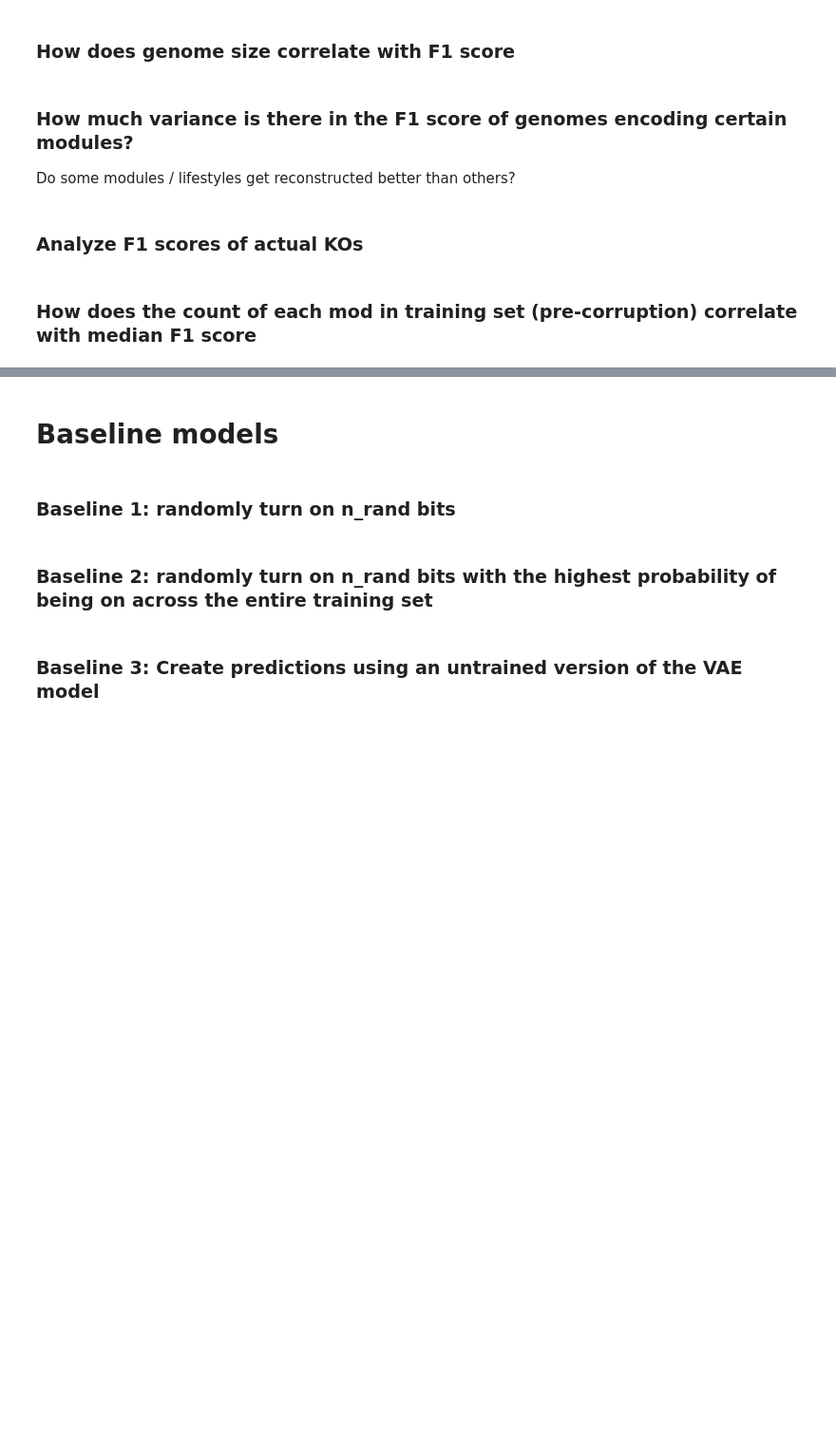
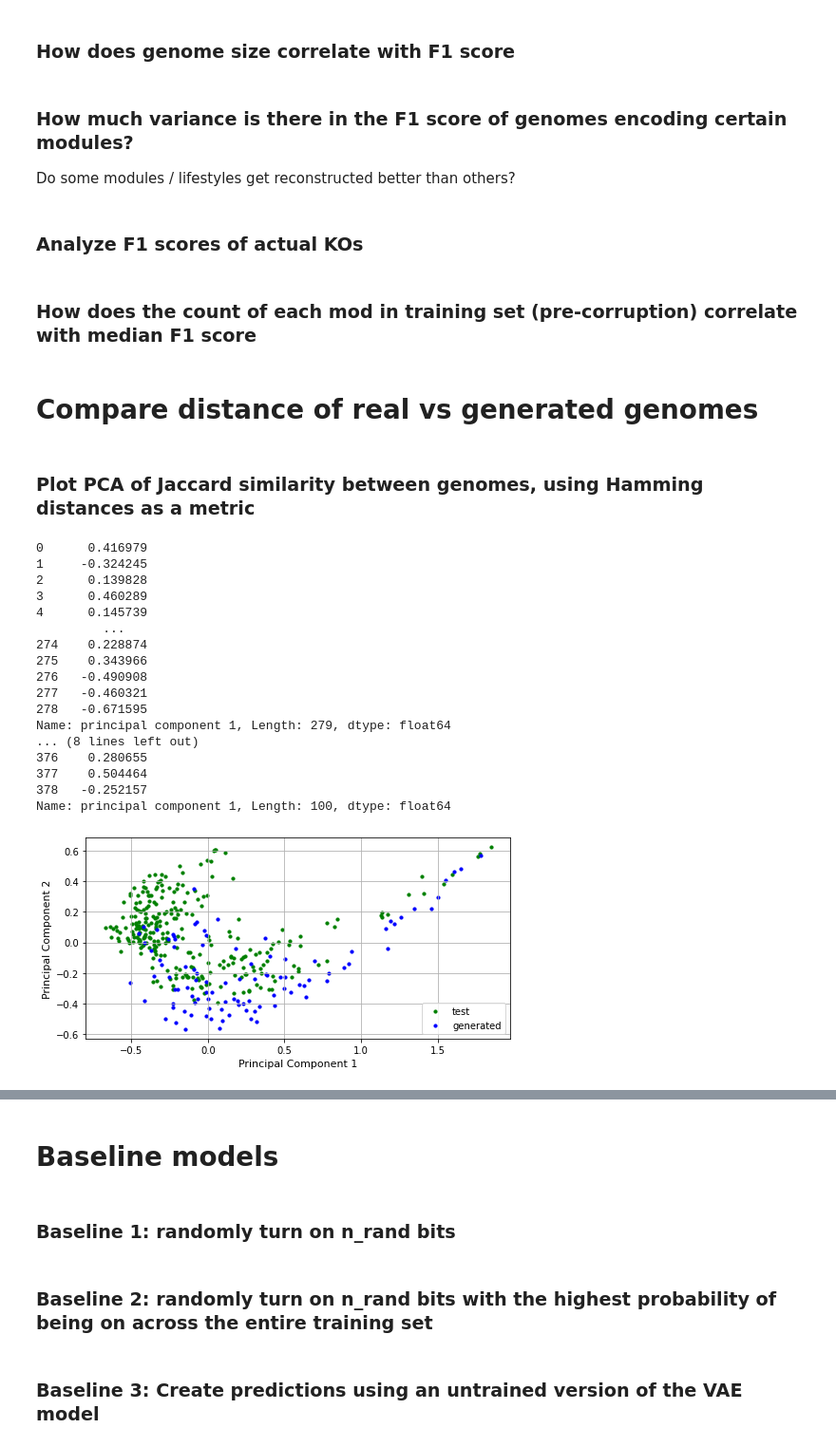
Before and after one commit to natasha-dudek/DeepGenomeVector, a Jupyter notebook: main.ipynb, the cells around one changed output, grey strips where cells are left out. Shown at 95% size. Cells and saved outputs as stored; diff of their text form; code cells hidden in the pictures; blank space fills up the shorter version.

```diff
--- a/main.ipynb
+++ b/main.ipynb
@@ -56,10 +56,10 @@ create_new = False
 from_scratch = False # controls where in creation process to jump in
 
 # Create list of which genomes from KEGG to include in dataset
-tla_to_tnum, keepers = pre_process.genomes2include()
+tla_to_tnum, keepers = pre_process.genomes2include(mode)
 tnum_to_tla = {v:k for k,v in tla_to_tnum.items()}
-org_to_kos, n_kos_tot, all_kos = pre_process.load_kos(tla_to_tnum)
-org_to_mod_to_kos, mod_sets = pre_process.load_mods()
+org_to_kos, n_kos_tot, all_kos = pre_process.load_kos(tla_to_tnum, mode)
+org_to_mod_to_kos, mod_sets = pre_process.load_mods(mode)
 mod_to_kos = pre_process.create_mod_to_kos(org_to_mod_to_kos)
 
 if create_new:
@@ -254,6 +254,12 @@ print(np.median(lens), min(lens), max(lens))
 # 1000 - 10000 genomes: 100 corrupted versions
 
 # precorruption (pc) -- get dicts to map genome tla back to list of phylum, class, etc
-corrupted_train, c_train_genomes, train_input_mods = corrupt.corrupt2(train_data, train_genomes, tnum_to_tla, org_to_mod_to_kos, all_kos, mod_to_ko_clean, org_to_kos)
+
+### HELLO MONDAY MORNING TASH
+# This was supposed to run with the following corruptions (even though it says otherwise in corrupt2)
+# count_to_corrupt = {10: 50, 100: 10, 1000: 5, 10000: 1}
+# Make sure it works
+# Then check out real results {10: 5000, 100: 1000, 1000: 500, 10000: 100} on CC
+#corrupted_train, c_train_genomes, train_input_mods = corrupt.corrupt2(train_data, train_genomes, tnum_to_tla, org_to_mod_to_kos, all_kos, mod_to_ko_clean, org_to_kos)
 # %%
 c_train_genomes
@@ -263,18 +275,18 @@ c_train_genomes
 # 2020-10-16_10mods: select 10 mods for input, genomes with fewer than 10 mods are eliminated
 # 2020-10-16_1mods: select 1 mods for input, genomes with fewer than 10 mods are eliminated
 
-new_corrupt = True
-date_to_save = "2020-12-04_10mods" # uses corrupt2
+new_corrupt = False
+#date_to_save = "2020-12-04_10mods" # uses corrupt2
 #date_to_save = "2020-12-03_10mods" # has no genomes with < 1000 KOs
-#date_to_load = "2020-12-02_10mods" # has no genomes with < 500 KOs
+date_to_load = "2020-12-02_10mods" # has no genomes with < 500 KOs
 #date_to_load = "2020-10-16_10mods" # has 9874 features, including a few that are all zeros in both train + test
 num_corruptions = 100
 tnum_to_tla = {v:k for k,v in tla_to_tnum.items()}
 
 if new_corrupt:
     #tnum_to_tla = {v:k for k,v in tla_to_tnum.items()}
-    corrupted_train, c_train_genomes, train_input_mods = corrupt.corrupt2(train_data, train_genomes, num_corruptions, tnum_to_tla, org_to_mod_to_kos, all_kos, mod_to_ko_clean, org_to_kos)
-    corrupted_test, c_test_genomes, test_input_mods = corrupt.corrupt2(test_data, test_genomes, num_corruptions, tnum_to_tla, org_to_mod_to_kos, all_kos, mod_to_ko_clean, org_to_kos)
+    corrupted_train, c_train_genomes, train_input_mods = corrupt.corrupt2(train_data, train_genomes, tnum_to_tla, org_to_mod_to_kos, all_kos, mod_to_ko_clean, org_to_kos, mode)
+    corrupted_test, c_test_genomes, test_input_mods = corrupt.corrupt2(test_data, test_genomes, tnum_to_tla, org_to_mod_to_kos, all_kos, mod_to_ko_clean, org_to_kos, mode)
     torch.save(corrupted_train, BASE_DIR+"corrupted_train_"+date_to_save+".pt")
     torch.save(c_train_genomes, BASE_DIR+"c_train_genomes_"+date_to_save+".pt")
     torch.save(corrupted_test, BASE_DIR+"corrupted_test_"+date_to_save+".pt")
@@ -397,7 +413,6 @@ if load_model:
     n_features = int(corrupted_train.shape[1]/2)
     model = models.VariationalAutoEncoder(n_features, 3)
     model.load_state_dict(torch.load(BASE_DIR+"model.pt"))
-    model.eval()
 # %% [markdown]
 # Evaluate model performance
 # %% [markdown]
@@ -595,3 +610,29 @@ fig.savefig(BASE_DIR+"f1_per_proc.png", dpi=200, bbox_inches='tight')
 ### How does the count of each mod in training set (pre-corruption) correlate with median F1 score
 # %%
 fig = evaluate.plot_mod_count_vs_f1_v2(test_input_mods, f1s, train_out)
+# %% [markdown]
+# Compare distance of real vs generated genomes
+# %% [markdown]
+### Plot PCA of Jaccard similarity between genomes, using Hamming distances as a metric
+# %%
+fig = evaluate.plot_dist(all_kos, mod_to_kos, model, test_data)
+fig.savefig(BASE_DIR+"pca_jaccard.png", dpi=200, bbox_inches='tight')
+# %% [output]
+0      0.416979
+1     -0.324245
+2      0.139828
+3      0.460289
+4      0.145739
+         ...
+274    0.228874
+275    0.343966
+276   -0.490908
+277   -0.460321
+278   -0.671595
+Name: principal component 1, Length: 279, dtype: float64
+... (8 lines left out)
+376    0.280655
+377    0.504464
+378   -0.252157
+Name: principal component 1, Length: 100, dtype: float64
+[figure, added]
```
Also changed, not shown: parts of 11 cells of this notebook, 5 other files.
